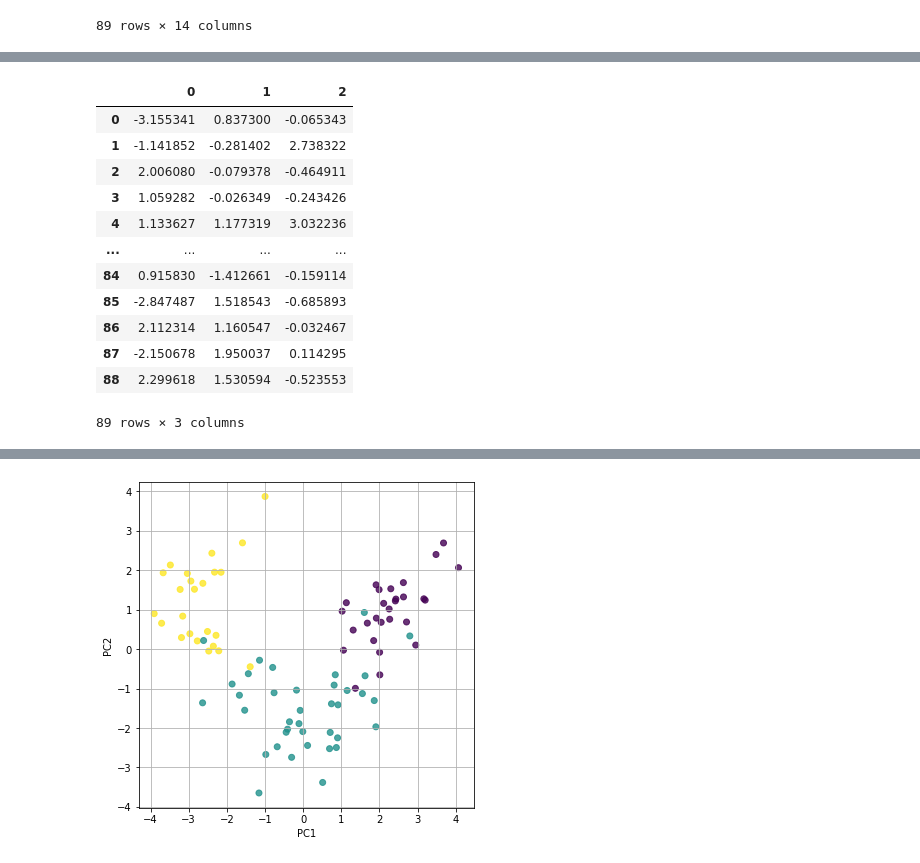
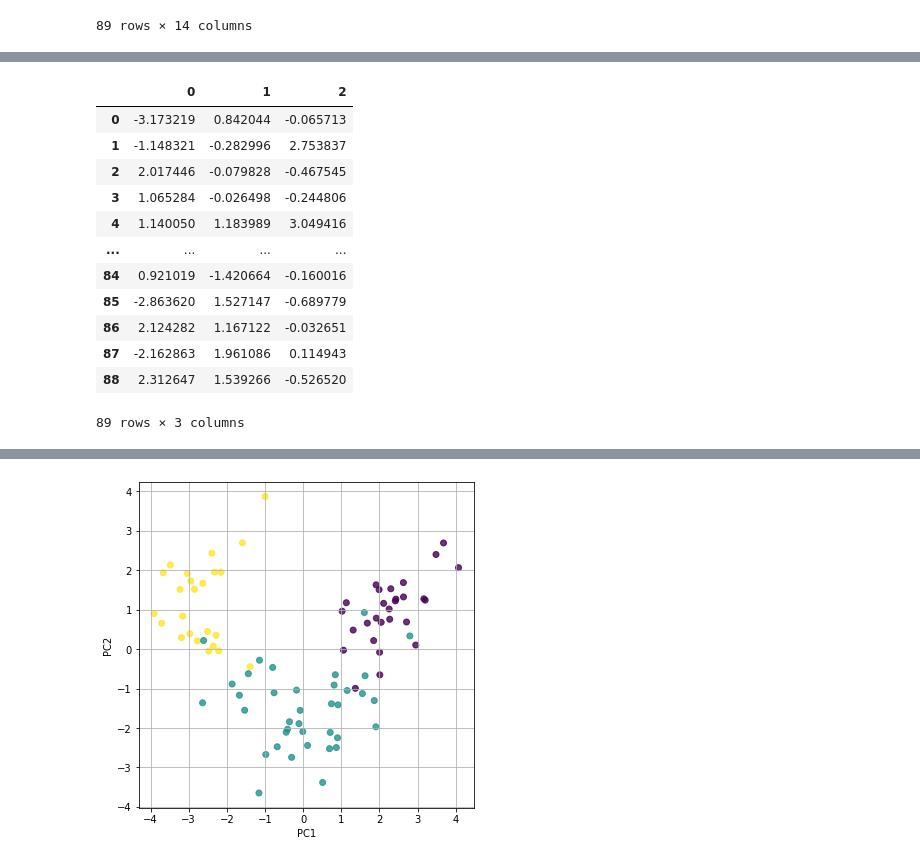
Before and after one commit to molly6052/Wine-Variety-Prediction, a Jupyter notebook: sone/PCA_SVM.ipynb, the cells around one changed output, grey strips where cells are left out. Saved outputs shown, nothing was run; the diff lists cells and outputs as text; code cells hidden in the pictures.

```diff
--- a/sone/PCA_SVM.ipynb
+++ b/sone/PCA_SVM.ipynb
@@ -6,6 +6,7 @@ import matplotlib.pyplot as plt
 import pandas as pd
 # %%
 df = pd.read_table('../data/train.tsv', sep="\t", index_col=0)
+df_test=pd.read_table('../data/test.tsv', sep="\t", index_col=0)
 df
 # %% [output]
 |  | Y | Alcohol | Malic acid | Ash | Alcalinity of ash | Magnesium | Total phenols | Flavanoids | ... |
@@ -27,0 +26,8 @@ dfs = df.iloc[:, 1:].apply(lambda x: (x-x.mean())/x.std(), axis=0)
+# %%
+from sklearn.preprocessing import StandardScaler as SC
+sc=SC()
+sc.fit(df.drop('Y',axis=1))
+dfs=pd.DataFrame(sc.transform(df.drop('Y',axis=1)),columns=df.drop('Y',axis=1).columns)
+dfs.head() #モリくんの結果とは少々異なる #トレーニング用のデータ
+dfs_test=pd.DataFrame(sc.transform(df_test),columns=df_test.columns)
+dfs_test  #テスト用のデータを準び、トレーニングデータで作ったsc関数を適用
@@ -28,21 +48,22 @@ dfs = df.iloc[:, 1:].apply(lambda x: (x-x.mean())/x.std(), axis=0)
 # %%
 # 主成分分析の実行
 pca = PCA()
 pca.fit(dfs)
 # データを主成分空間に写像
 feature = pca.transform(dfs)
+test_feature=pca.transform(dfs_test)
 pd.DataFrame(feature[:,:3])
 # %% [output]
 |  | 0 | 1 | 2 |
-| 0 | -3.155341 | 0.837300 | -0.065343 |
-| 1 | -1.141852 | -0.281402 | 2.738322 |
-| 2 | 2.006080 | -0.079378 | -0.464911 |
-| 3 | 1.059282 | -0.026349 | -0.243426 |
-| 4 | 1.133627 | 1.177319 | 3.032236 |
+| 0 | -3.173219 | 0.842044 | -0.065713 |
+| 1 | -1.148321 | -0.282996 | 2.753837 |
+| 2 | 2.017446 | -0.079828 | -0.467545 |
+| 3 | 1.065284 | -0.026498 | -0.244806 |
+| 4 | 1.140050 | 1.183989 | 3.049416 |
 | ... | ... | ... | ... |
-| 84 | 0.915830 | -1.412661 | -0.159114 |
-| 85 | -2.847487 | 1.518543 | -0.685893 |
-| 86 | 2.112314 | 1.160547 | -0.032467 |
-| 87 | -2.150678 | 1.950037 | 0.114295 |
-| 88 | 2.299618 | 1.530594 | -0.523553 |
+| 84 | 0.921019 | -1.420664 | -0.160016 |
+| 85 | -2.863620 | 1.527147 | -0.689779 |
+| 86 | 2.124282 | 1.167122 | -0.032651 |
+| 87 | -2.162863 | 1.961086 | 0.114943 |
+| 88 | 2.312647 | 1.539266 | -0.526520 |
 89 rows × 3 columns
```
Also changed, not shown: parts of 8 cells of this notebook.
